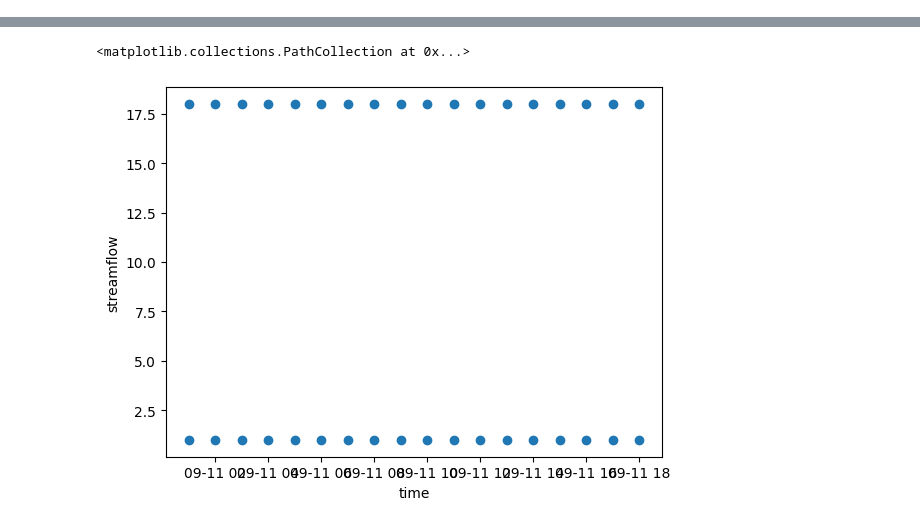
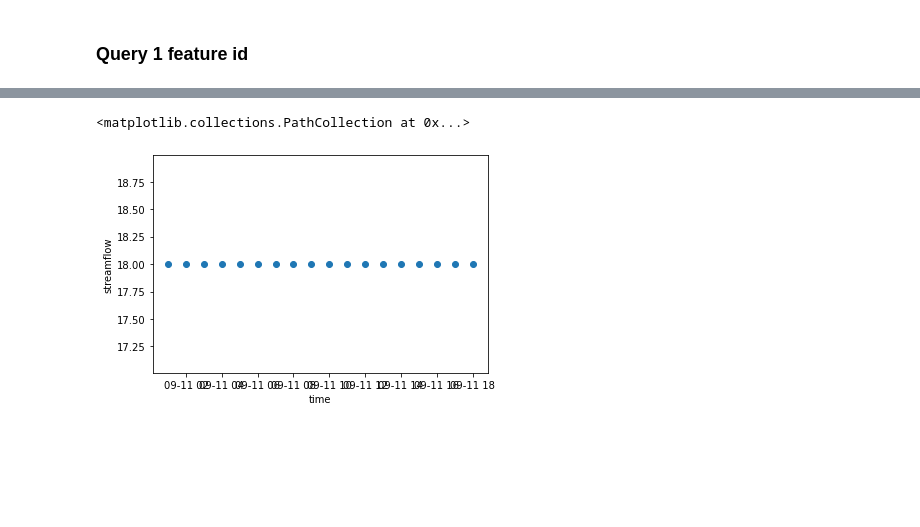
Before and after one commit to AlabamaWaterInstitute/data_access_examples, a Jupyter notebook: parquet/example_remote_dl_parquet.ipynb, the cells around one changed output, grey strips where cells are left out. Saved outputs shown, nothing was run; the diff lists cells and outputs as text; code cells hidden in the pictures; blank space fills up the shorter version.

Commit message:
Updated notebook to add querying multiple feature ids

```diff
--- a/parquet/example_remote_dl_parquet.ipynb
+++ b/parquet/example_remote_dl_parquet.ipynb
@@ -172,25 +149,19 @@ ParquetFile("../data/parquet_all_feature_ids.gzip").metadata  #  num_columns: 3
   serialized_size: 2374
+# %% [markdown]
+### Query 1 feature id
 # %%
+# Read parquet file
 %%time
 #pip install pyarrow, fastparquet
 import dask.dataframe as dd
-data = dd.read_parquet(
-    "../data/parquet_all_feature_ids.gzip", engine='auto', columns=['streamflow']
+data_1 = dd.read_parquet(
+    "../data/parquet_all_feature_ids.gzip", engine='pyarrow', columns=['streamflow']
 )
-result=data.compute()
-type(result)
-#result.dtypes # - streamflow data int 32
-#result=result.head()
-#result
-#result.loc[:,:]
-result.sort_index(inplace=True)
-result
-#result.loc["2022-09-11 01:00:00"]
-#result.loc[('2022-09-11 01:00:00', 101), :]
-#result=result.loc[(slice(None), 101), :]
-result=result.loc[(slice(None), [101,179]), :]
+result_1=data_1.compute()
+result_1.sort_index(inplace=True)
+result_1=result_1.loc[(slice(None), [101]), :]
 
-r_xa = result.to_xarray()
+r_xa_1 = result_1.to_xarray()
 #r_xa
-r_xa.plot.scatter("time", "streamflow")
+r_xa_1.plot.scatter("time", "streamflow")
 # %% [output]
@@ -199,2 +170,2 @@ Wall time: 16.8 s
 <matplotlib.collections.PathCollection at 0x...>
-[figure, old version]
+[figure, new version]
```
Also changed, not shown: parts of 15 cells of this notebook.
